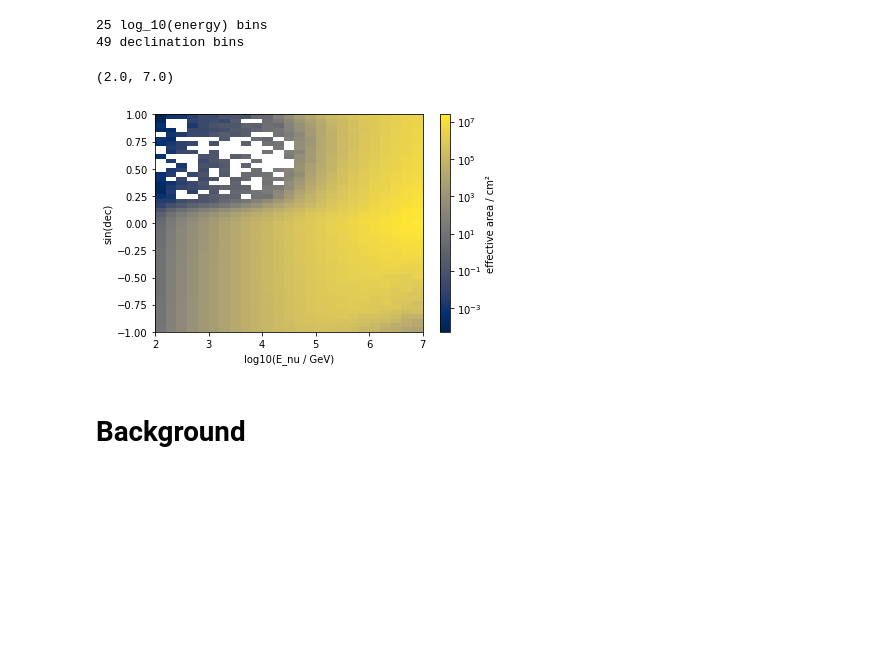
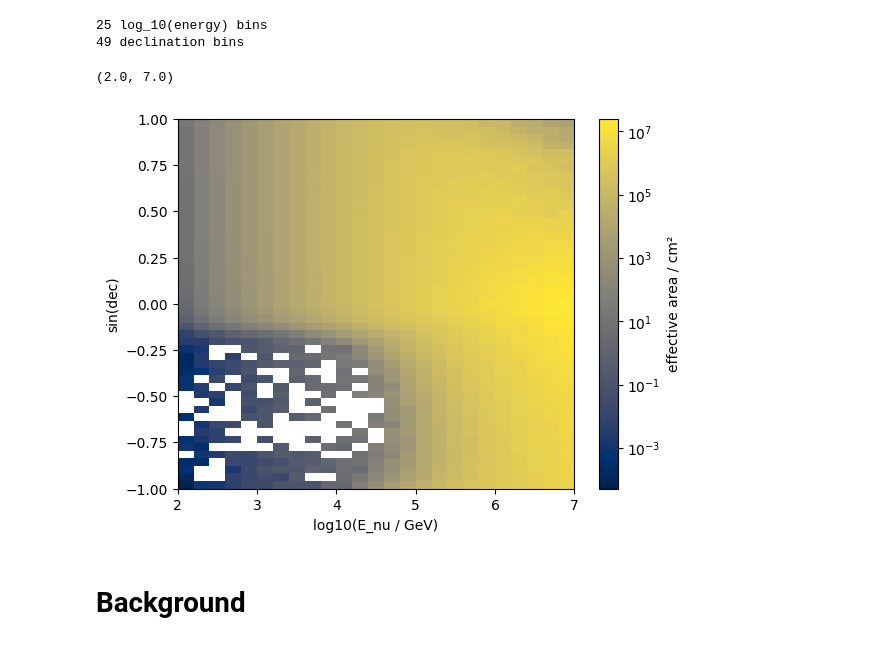
Before and after one commit to ssclafani949/pone_scripts, a Jupyter notebook: nb/flux_to_events_demo-pstracks-Template.ipynb, the cells around one changed output. Cells and saved outputs as stored; diff of their text form; code cells hidden in the pictures; blank space fills up the shorter version.

Commit message:
Update scripts and first pass at pone senstivity

```diff
--- a/nb/flux_to_events_demo-pstracks-Template.ipynb
+++ b/nb/flux_to_events_demo-pstracks-Template.ipynb
@@ -64 +63,3 @@ LIVETIME = 10 * 365 * 86400
+# %%
+base_dir = '/home/ssclafani/pone/data/'
 # %%
@@ -121,7 +122,7 @@ def array_source_interp(dec, array):
 # Get the effective area
 # %%
 #h2d = np.load('/home/ssclafani/data/PONE_nu_effa_70_string.npy', allow_pickle=True)[()]
-h2d = np.load('/home/ssclafani/data/pstracks_nu_effa.npy', allow_pickle=True)[()]
+h2d = np.load(base_dir + 'pstracks_nu_effa.npy', allow_pickle=True)[()]
 h2d
 # %% [output]
 Hist(25 bins in [2.0,7.000000000000004], 49 bins in [-1.0,1.0], with sum 139349.20802387004, 88 empty bins, and 0 non-finite values)
@@ -156,14 +157,14 @@ print(len(coszen_mids), "declination bins")
 25 log_10(energy) bins
 49 declination bins
 # %%
-plt.pcolormesh(logE_bins, coszen_bins, aeff_2d.T, norm=LogNorm())
+plt.pcolormesh(logE_bins, -coszen_bins, aeff_2d.T, norm=LogNorm())
 cb = plt.colorbar()
 cb.set_label("effective area / cm²")
 plt.ylabel("sin(dec)")
 plt.xlabel("log10(E_nu / GeV)")
 plt.xlim(2, 7)
 # %% [output]
 (2.0, 7.0)
-[figure, old version]
+[figure, new version]
 # %% [markdown]
 # Background
```
Also changed, not shown: parts of 24 cells of this notebook, 1 other file.
